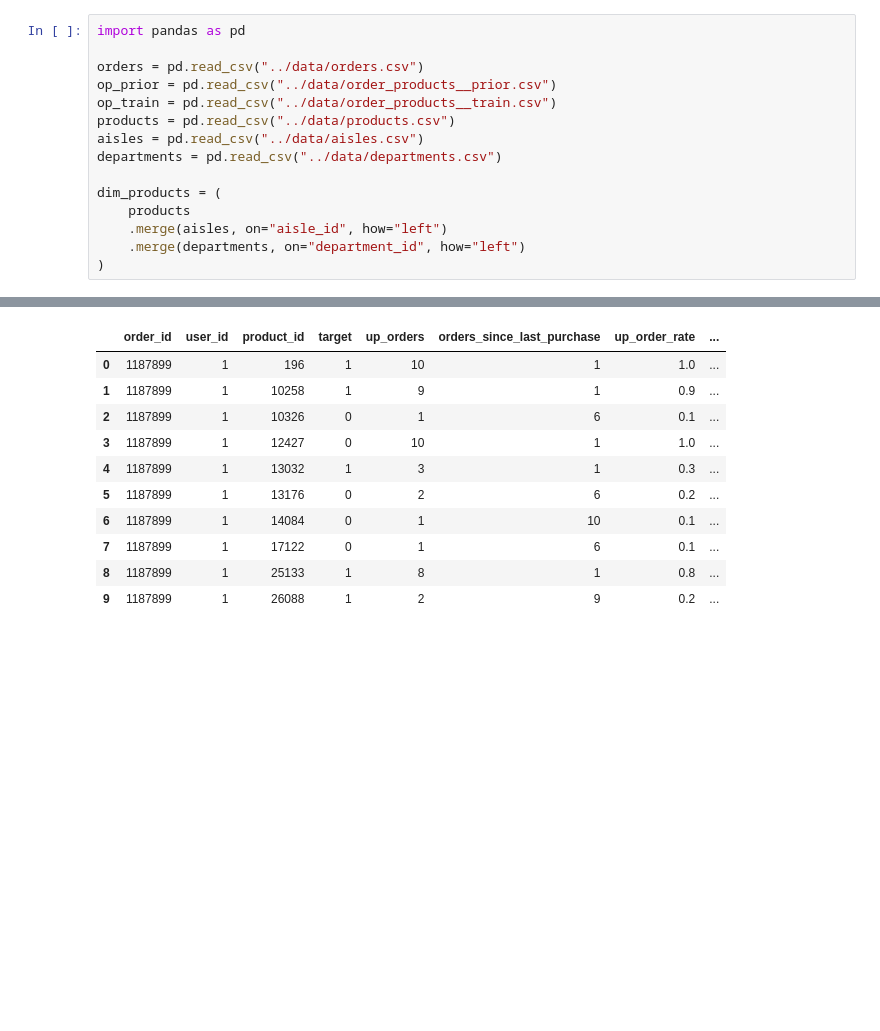
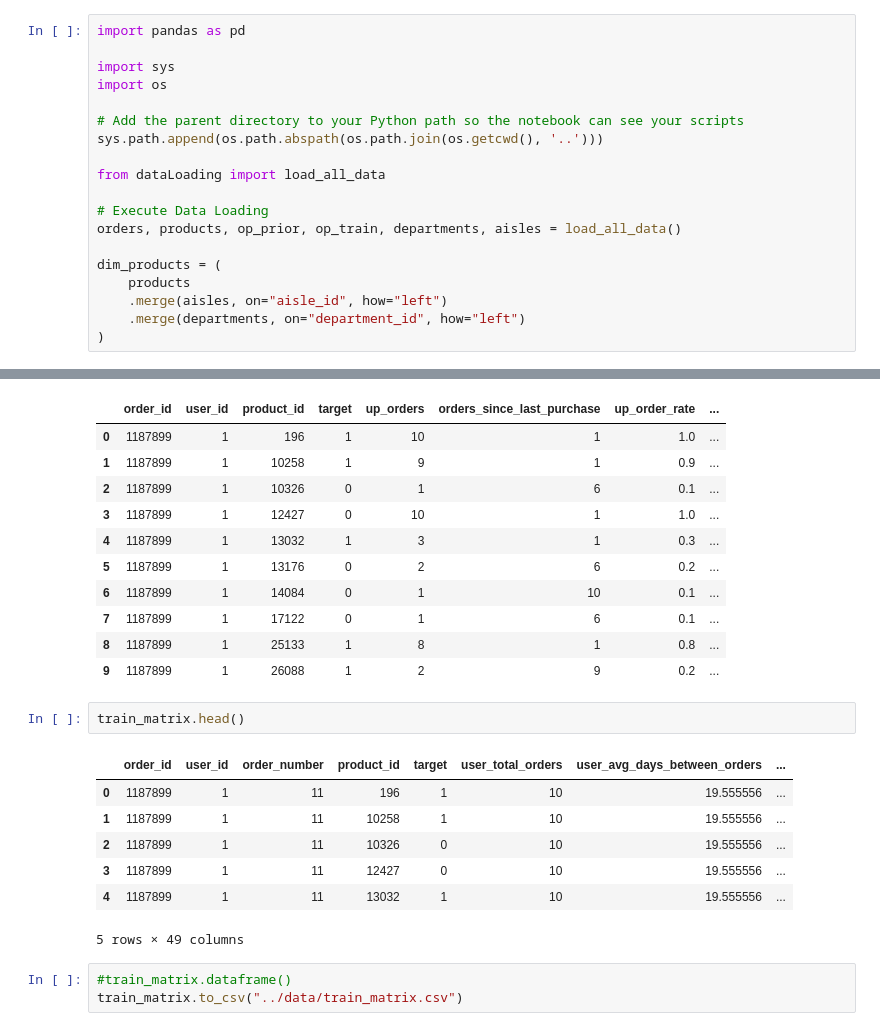
Before and after one commit to mansiguptacs/CMPE_255_DataMining_MarketAnalysis, a Jupyter notebook: notebooks/03_feature_engineering.ipynb, the cells around one changed output, grey strips where cells are left out. Saved outputs shown, nothing was run; the diff lists cells and outputs as text; blank space fills up the shorter version.

```diff
--- a/notebooks/03_feature_engineering.ipynb
+++ b/notebooks/03_feature_engineering.ipynb
@@ -1,12 +1,16 @@
 # %%
 import pandas as pd
 
-orders = pd.read_csv("../data/orders.csv")
-op_prior = pd.read_csv("../data/order_products__prior.csv")
-op_train = pd.read_csv("../data/order_products__train.csv")
-products = pd.read_csv("../data/products.csv")
-aisles = pd.read_csv("../data/aisles.csv")
-departments = pd.read_csv("../data/departments.csv")
+import sys
+import os
+
+# Add the parent directory to your Python path so the notebook can see your scripts
+sys.path.append(os.path.abspath(os.path.join(os.getcwd(), '..')))
+
+from dataLoading import load_all_data
+
+# Execute Data Loading
+orders, products, op_prior, op_train, departments, aisles = load_all_data()
 
 dim_products = (
     products
@@ -315,3 +337,16 @@ Name: train_matrix_summary, dtype: float64
 | 7 | 1187899 | 1 | 17122 | 0 | 1 | 6 | 0.1 | ... |
 | 8 | 1187899 | 1 | 25133 | 1 | 8 | 1 | 0.8 | ... |
 | 9 | 1187899 | 1 | 26088 | 1 | 2 | 9 | 0.2 | ... |
+# %%
+train_matrix.head()
+# %% [output]
+|  | order_id | user_id | order_number | product_id | target | user_total_orders | user_avg_days_between_orders | ... |
+| 0 | 1187899 | 1 | 11 | 196 | 1 | 10 | 19.555556 | ... |
+| 1 | 1187899 | 1 | 11 | 10258 | 1 | 10 | 19.555556 | ... |
+| 2 | 1187899 | 1 | 11 | 10326 | 0 | 10 | 19.555556 | ... |
+| 3 | 1187899 | 1 | 11 | 12427 | 0 | 10 | 19.555556 | ... |
+| 4 | 1187899 | 1 | 11 | 13032 | 1 | 10 | 19.555556 | ... |
+5 rows × 49 columns
+# %%
+#train_matrix.dataframe()
+train_matrix.to_csv("../data/train_matrix.csv")
```
Also changed, not shown: parts of 1 cell of this notebook, 2 other files.
